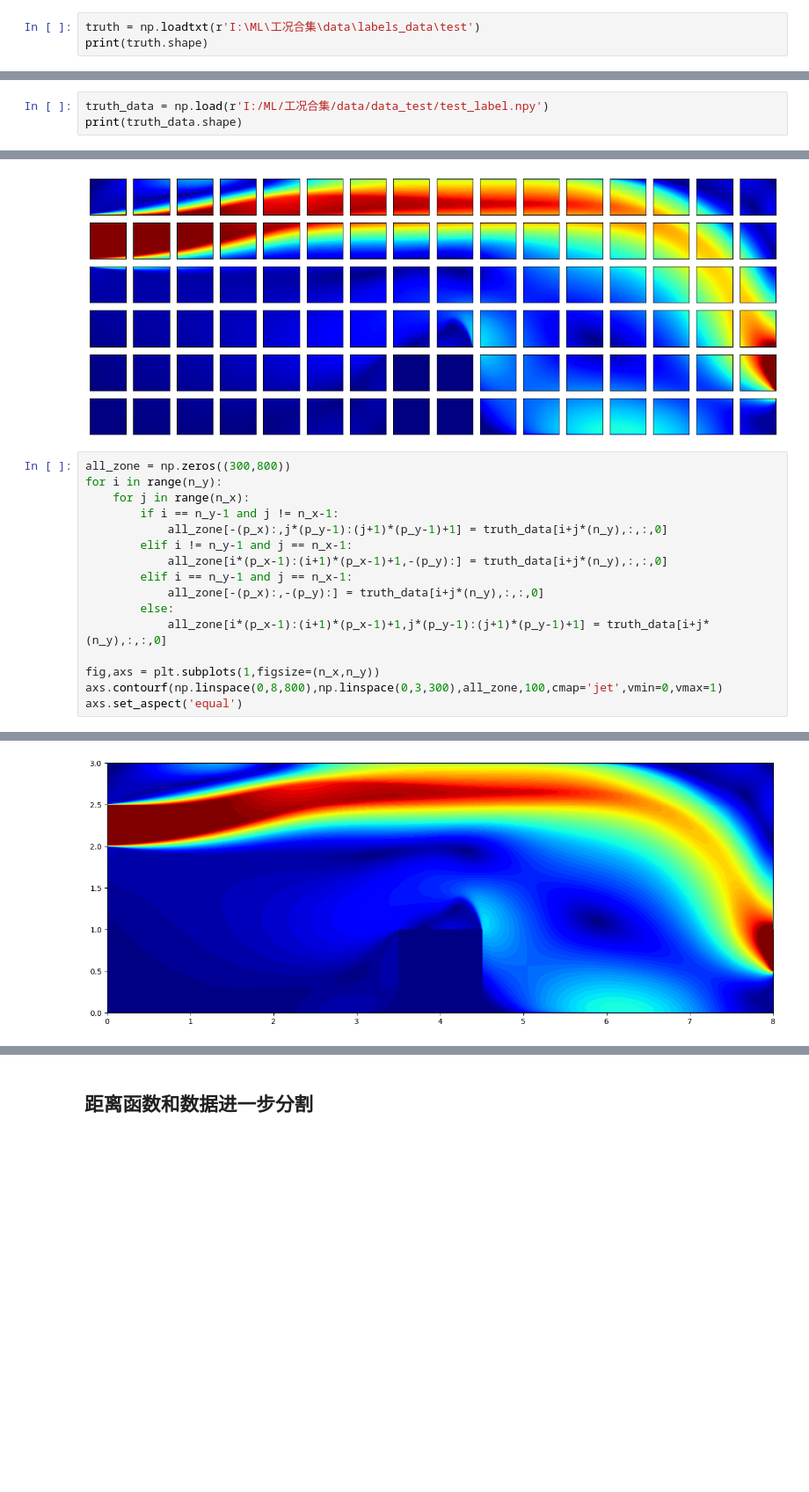
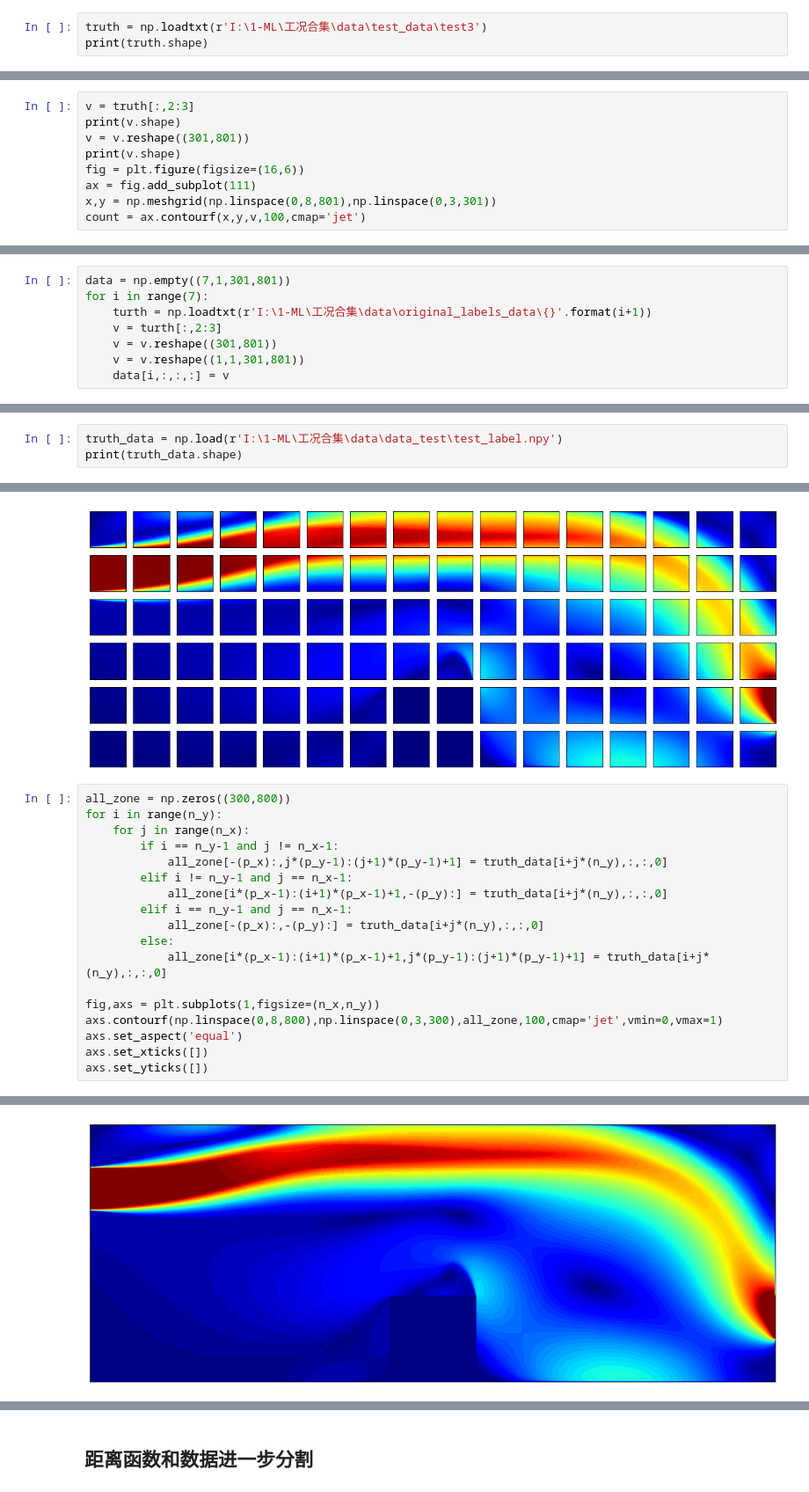
Before and after one commit to T1318/Fast-predication, a Jupyter notebook: utils/Data_process.ipynb, the cells around one changed output, grey strips where cells are left out. Shown at 88% size. Saved outputs shown, nothing was run; the diff lists cells and outputs as text; blank space fills up the shorter version.

```diff
--- a/utils/Data_process.ipynb
+++ b/utils/Data_process.ipynb
@@ -197,7 +227,7 @@ plt.show()
 # %% [markdown]
 #### [231201,3] -> [96,51,51,1]
 # %%
-truth = np.loadtxt(r'I:\ML\工况合集\data\labels_data\test')
+truth = np.loadtxt(r'I:\1-ML\工况合集\data\test_data\test3')
 print(truth.shape)
 # %% [output]
 (241101, 3)
@@ -203,0 +236,9 @@ print(truth.shape)
+# %%
+v = truth[:,2:3]
+print(v.shape)
+v = v.reshape((301,801))
+print(v.shape)
+fig = plt.figure(figsize=(16,6))
+ax = fig.add_subplot(111)
+x,y = np.meshgrid(np.linspace(0,8,801),np.linspace(0,3,301))
+count = ax.contourf(x,y,v,100,cmap='jet')
@@ -203,0 +252,8 @@ print(truth.shape)
+# %%
+data = np.empty((7,1,301,801))
+for i in range(7):
+	turth = np.loadtxt(r'I:\1-ML\工况合集\data\original_labels_data\{}'.format(i+1))
+	v = turth[:,2:3]
+	v = v.reshape((301,801))
+	v = v.reshape((1,1,301,801))
+	data[i,:,:,:] = v
@@ -288,7 +358,7 @@ np.save(r'I:\ML\工况合集\data\data_test\test_label_1m.npy',truth_data)
 # %% [markdown]
 检查数据集是否正确
 # %%
-truth_data = np.load(r'I:/ML/工况合集/data/data_test/test_label.npy')
+truth_data = np.load(r'I:\1-ML\工况合集\data\data_test\test_label.npy')
 print(truth_data.shape)
 # %% [output]
 (96, 51, 51, 1)
@@ -324,4 +394,6 @@ for i in range(n_y):
 fig,axs = plt.subplots(1,figsize=(n_x,n_y))
 axs.contourf(np.linspace(0,8,800),np.linspace(0,3,300),all_zone,100,cmap='jet',vmin=0,vmax=1)
 axs.set_aspect('equal')
+axs.set_xticks([])
+axs.set_yticks([])
 # %% [output]
@@ -328 +401 @@ axs.set_aspect('equal')
-[figure, old version]
+[figure, new version]
```
Also changed, not shown: parts of 22 cells of this notebook, 32 other files.
